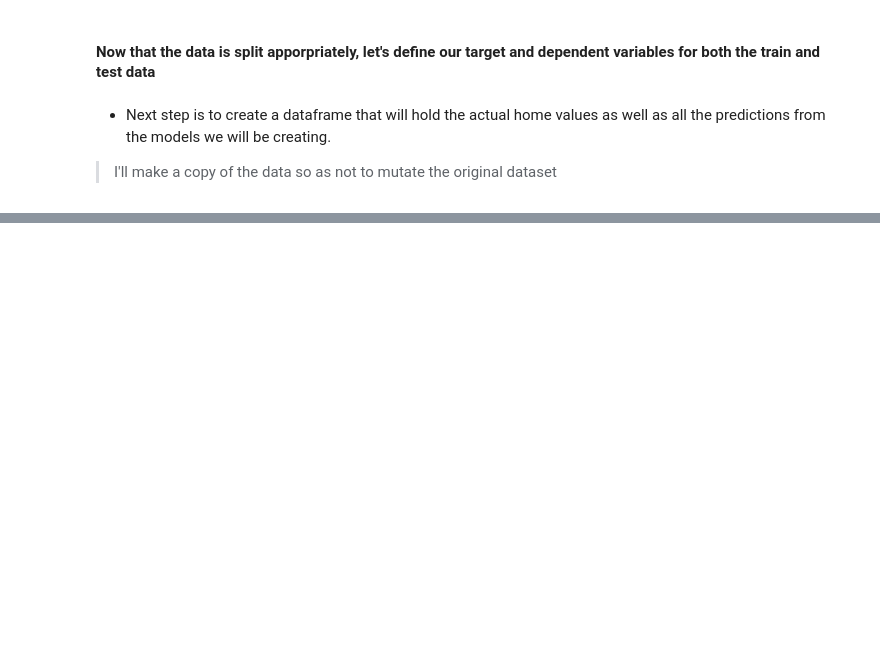
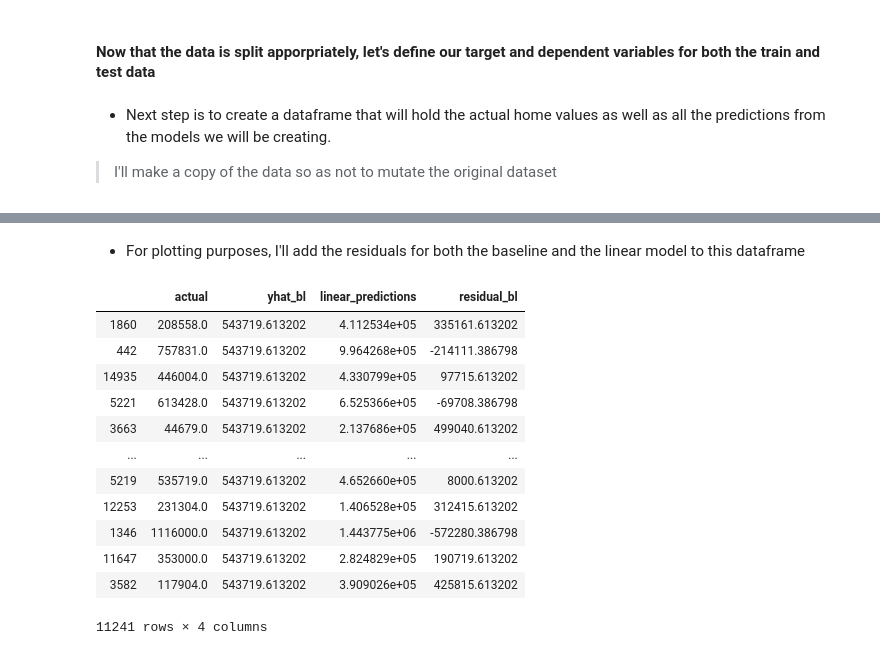
Before and after one commit to JadaShipp/ds-methodologies-exercises, a Jupyter notebook: project/zillow_final_project.ipynb, the cells around one changed output, grey strips where cells are left out. Saved outputs shown, nothing was run; the diff lists cells and outputs as text; code cells hidden in the pictures; blank space fills up the shorter version.

```diff
--- a/project/zillow_final_project.ipynb
+++ b/project/zillow_final_project.ipynb
@@ -186,3 +184,6 @@ y_test = test[['home_value']]
 # %% [markdown]
 - Next step is to create a dataframe that will hold the actual home values as well as all the predictions from the models we will be creating.
 > I'll make a copy of the data so as not to mutate the original dataset
+# %%
+model_df = y_train.copy()
+model_df.head()
@@ -188,0 +243,19 @@ y_test = test[['home_value']]
+# %% [markdown]
+- For plotting purposes, I'll add the residuals for both the baseline and the linear model to this dataframe
+# %%
+model_df['residual_bl'] = model_df['yhat_bl'] - model_df['actual']
+model_df
+# %% [output]
+|  | actual | yhat_bl | linear_predictions | residual_bl |
+| 1860 | 208558.0 | 543719.613202 | 4.112534e+05 | 335161.613202 |
+| 442 | 757831.0 | 543719.613202 | 9.964268e+05 | -214111.386798 |
+| 14935 | 446004.0 | 543719.613202 | 4.330799e+05 | 97715.613202 |
+| 5221 | 613428.0 | 543719.613202 | 6.525366e+05 | -69708.386798 |
+| 3663 | 44679.0 | 543719.613202 | 2.137686e+05 | 499040.613202 |
+| ... | ... | ... | ... | ... |
+| 5219 | 535719.0 | 543719.613202 | 4.652660e+05 | 8000.613202 |
+| 12253 | 231304.0 | 543719.613202 | 1.406528e+05 | 312415.613202 |
+| 1346 | 1116000.0 | 543719.613202 | 1.443775e+06 | -572280.386798 |
+| 11647 | 353000.0 | 543719.613202 | 2.824829e+05 | 190719.613202 |
+| 3582 | 117904.0 | 543719.613202 | 3.909026e+05 | 425815.613202 |
+11241 rows × 4 columns
```
Also changed, not shown: parts of 24 cells of this notebook.
